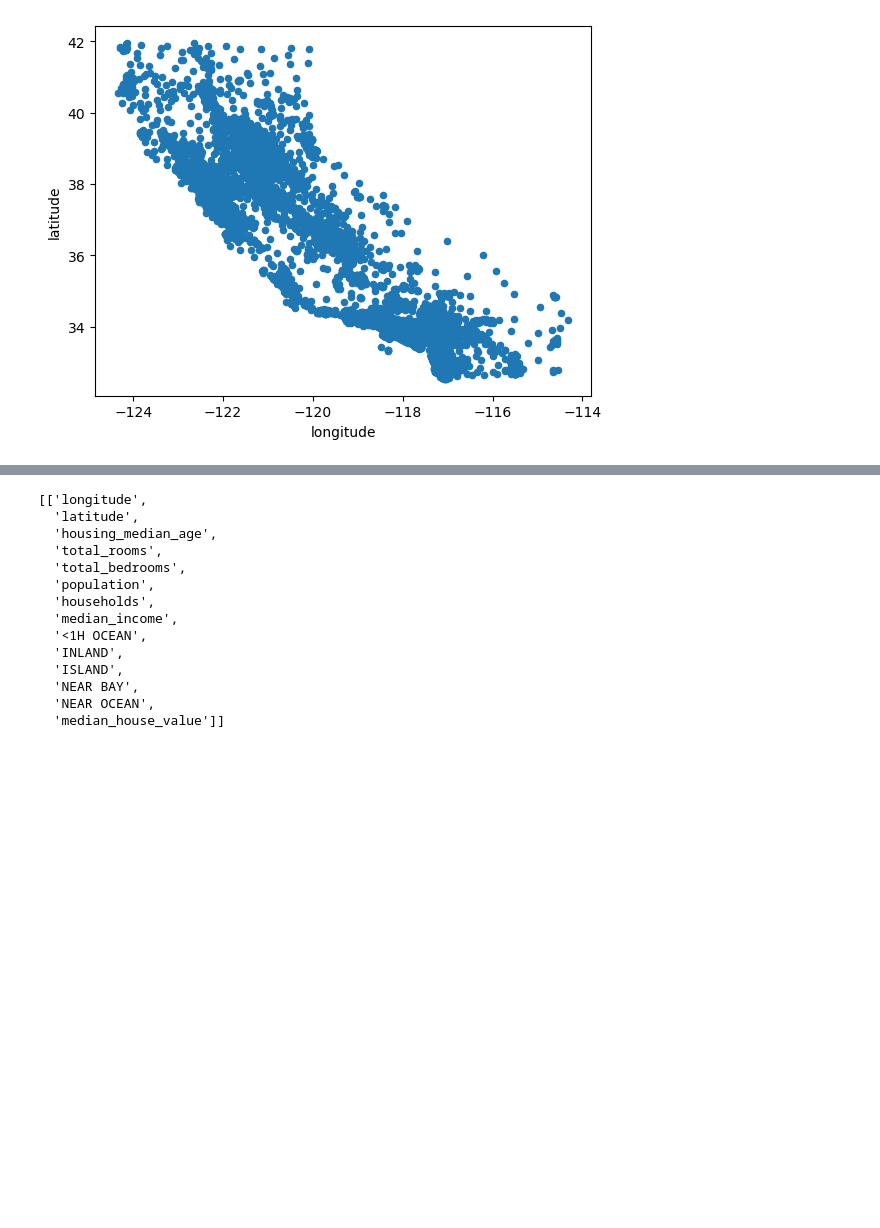
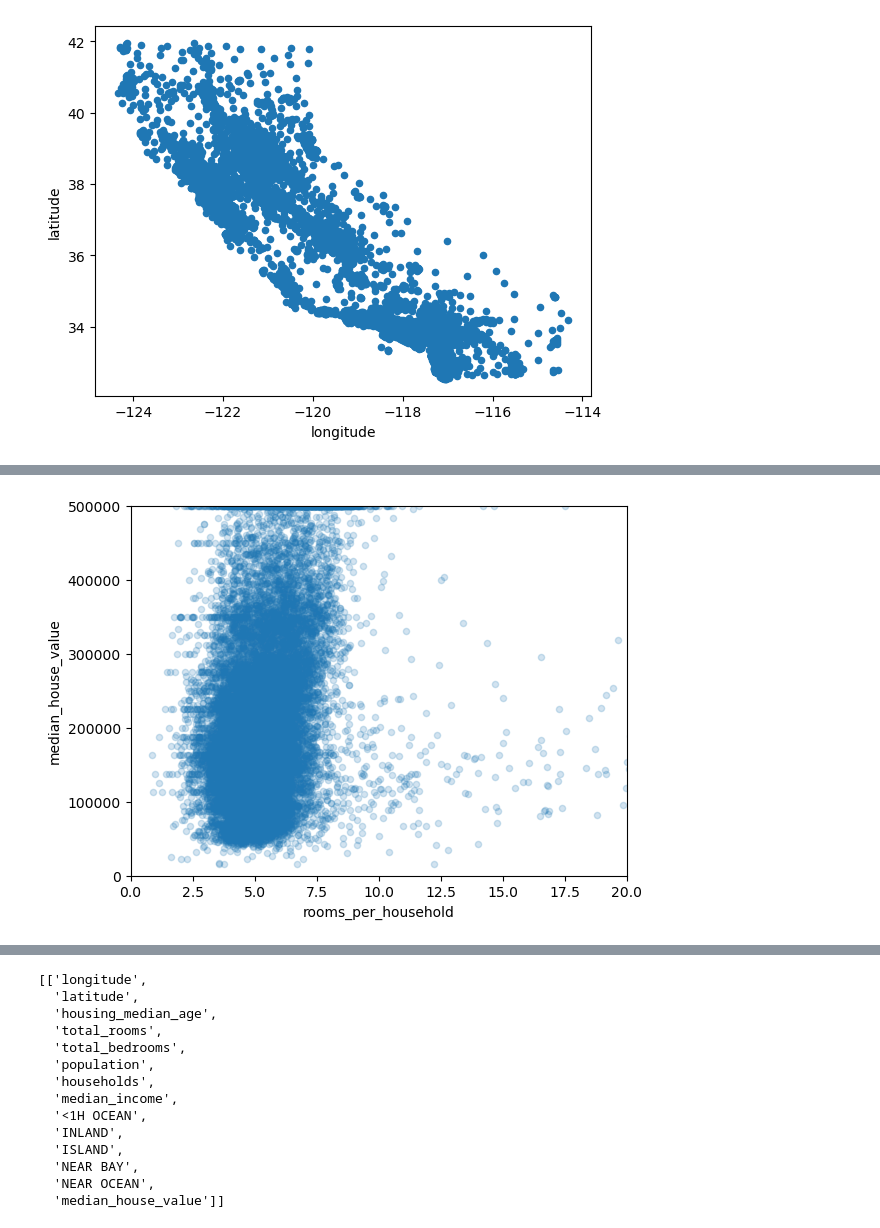
Before and after one commit to johannesmakgetha/California-Housing-Price, a Jupyter notebook: california_housing_prices.ipynb, the cells around one changed output, grey strips where cells are left out. Drawn from its saved outputs; the diff is of its cells as text; code cells hidden in the pictures; blank space fills up the shorter version.

```diff
--- a/california_housing_prices.ipynb
+++ b/california_housing_prices.ipynb
@@ -102,0 +206,4 @@ housing_df_final
+# %%
+housing_df_final['bedrooms_per_room'] = housing_df_final['total_bedrooms'] / housing_df_final['total_rooms']
+housing_df_final['population_per_household'] = housing_df_final['population']/ housing_df_final['households']
+housing_df_final['rooms_per_household'] = housing_df_final['total_rooms']/housing_df_final['households']
@@ -102,0 +255,7 @@ housing_df_final
+# %%
+# do scatter for the three created features
+housing_df_final.plot(kind='scatter',x='rooms_per_household',y='median_house_value',alpha=0.2)
+plt.axis([0,20,0,500000])
+plt.show()
+# %% [output]
+[figure, added]
```
Also changed, not shown: parts of 32 cells of this notebook.
